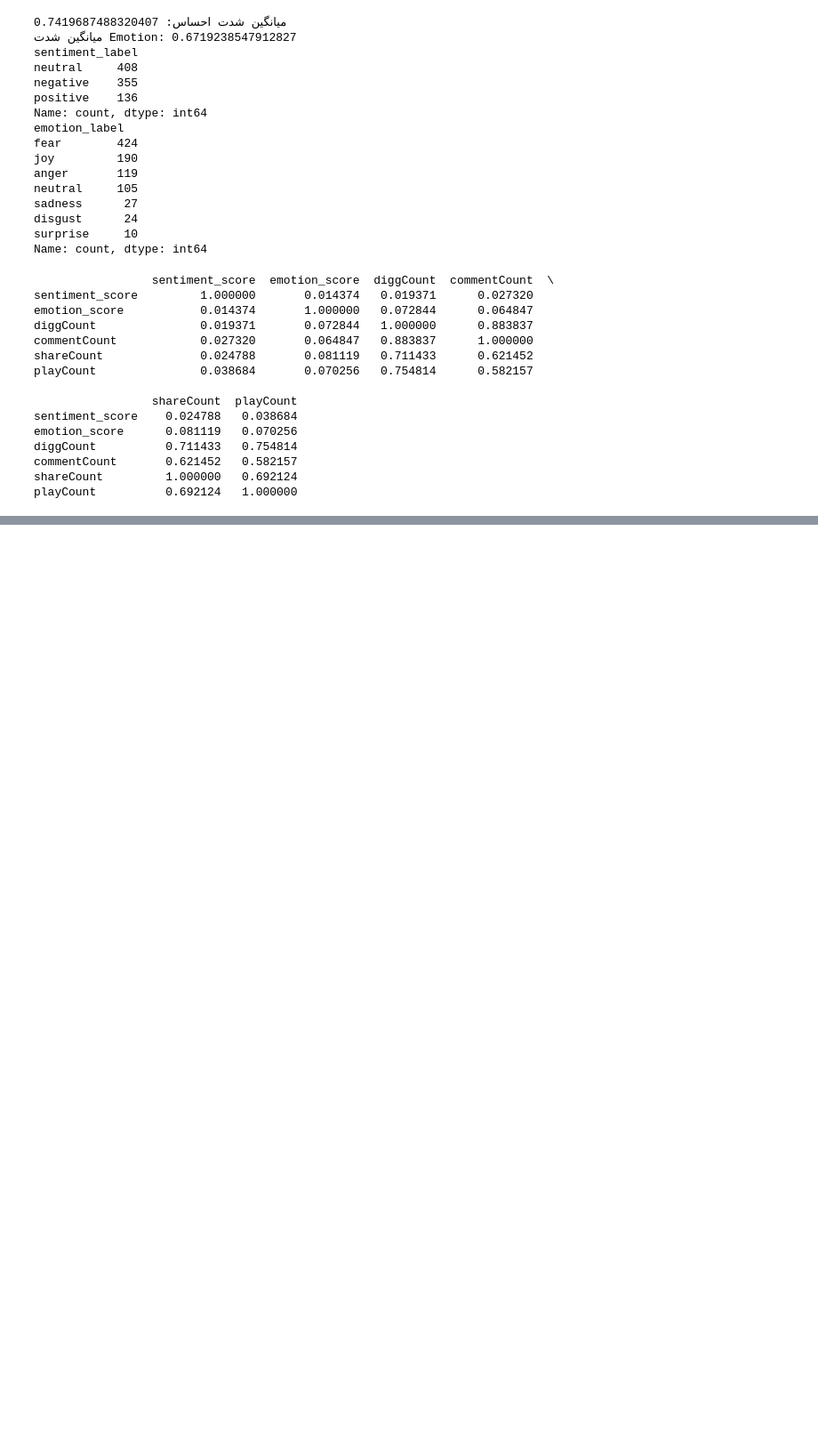
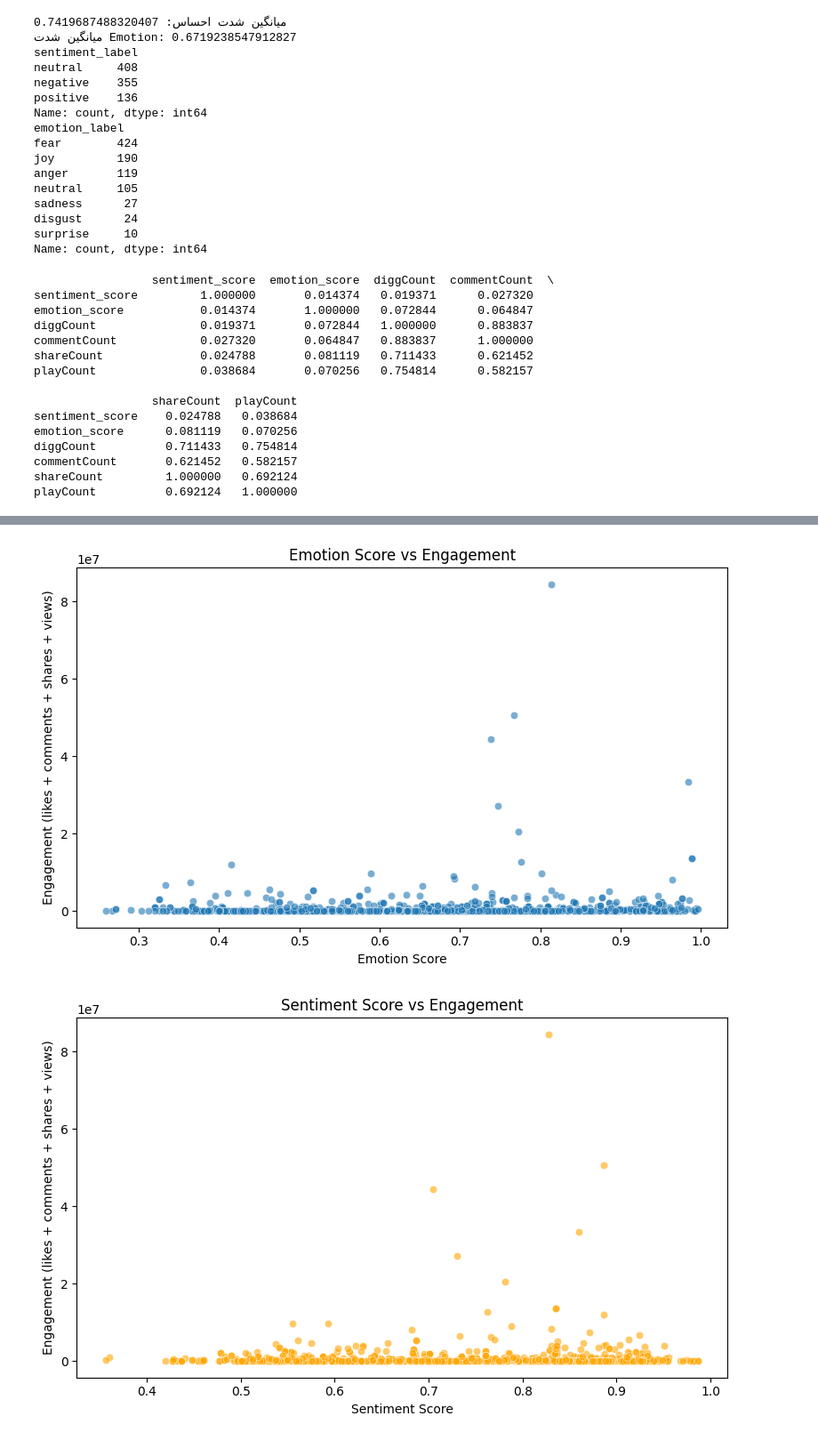
Before and after one commit to Mesgarin/Tiktok, a Jupyter notebook: Tiktok.ipynb, the cells around one changed output, grey strips where cells are left out. Shown at 89% size. Cells and saved outputs as stored; diff of their text form; code cells hidden in the pictures; blank space fills up the shorter version.

```diff
--- a/Tiktok.ipynb
+++ b/Tiktok.ipynb
@@ -276,0 +312,79 @@ print(model.summary())
+# %%
+import pandas as pd
+import numpy as np
+import seaborn as sns
+import matplotlib.pyplot as plt
+
+# ================================
+# 1) خواندن فایل CSV
+# ================================
+df = pd.read_csv("C:/Users/NaMe/OneDrive - Constructor University/Documents/PhD/Tiktok/Tiktok/Data/tiktok_with_sentiment.csv")
+
+# تبدیل ستون‌های عددی
+for col in ["diggCount", "commentCount", "shareCount", "playCount",
+            "sentiment_score", "emotion_score"]:
+    df[col] = pd.to_numeric(df[col], errors="coerce")
+
+# ساخت engagement
+df["engagement"] = df["diggCount"] + df["commentCount"] + df["shareCount"] + df["playCount"]
+
+# حذف ردیف‌های ناقص
+df = df.dropna(subset=["sentiment_score", "emotion_score", "engagement"])
+
+# ================================
+# 2) Emotion_score vs Engagement (Scatter)
+# ================================
+plt.figure(figsize=(8, 5))
+sns.scatterplot(data=df, x="emotion_score", y="engagement", alpha=0.6)
+plt.title("Emotion Score vs Engagement")
+plt.xlabel("Emotion Score")
+plt.ylabel("Engagement (likes + comments + shares + views)")
+plt.tight_layout()
+plt.show()
+
+# ================================
+# 3) Sentiment_score vs Engagement (Scatter)
+# ================================
+plt.figure(figsize=(8, 5))
+sns.scatterplot(data=df, x="sentiment_score", y="engagement", alpha=0.6, color="orange")
+plt.title("Sentiment Score vs Engagement")
+plt.xlabel("Sentiment Score")
+plt.ylabel("Engagement (likes + comments + shares + views)")
+plt.tight_layout()
+plt.show()
+
+# ================================
+# 4) Boxplot: Engagement by Emotion Label
+# ================================
+plt.figure(figsize=(10, 6))
+sns.boxplot(data=df, x="emotion_label", y="engagement")
+plt.title("Engagement by Emotion Category")
+plt.xlabel("Emotion Category")
+plt.ylabel("Engagement")
+plt.xticks(rotation=45)
+plt.tight_layout()
+plt.show()
+
+# ================================
+# 5) Correlation Heatmap
+# ================================
+corr_cols = [
+    "sentiment_score",
+    "emotion_score",
+    "diggCount",
+    "commentCount",
+    "shareCount",
+    "playCount",
+    "engagement"
+]
+
+corr_matrix = df[corr_cols].corr()
+
+plt.figure(figsize=(10, 8))
+sns.heatmap(corr_matrix, annot=True, cmap="coolwarm", fmt=".2f")
+plt.title("Correlation Heatmap: Sentiment, Emotion, and Engagement Metrics")
+plt.tight_layout()
+plt.show()
+# %% [output]
+[figure, added]
+[figure, added]
```
Also changed, not shown: parts of 13 cells of this notebook.
